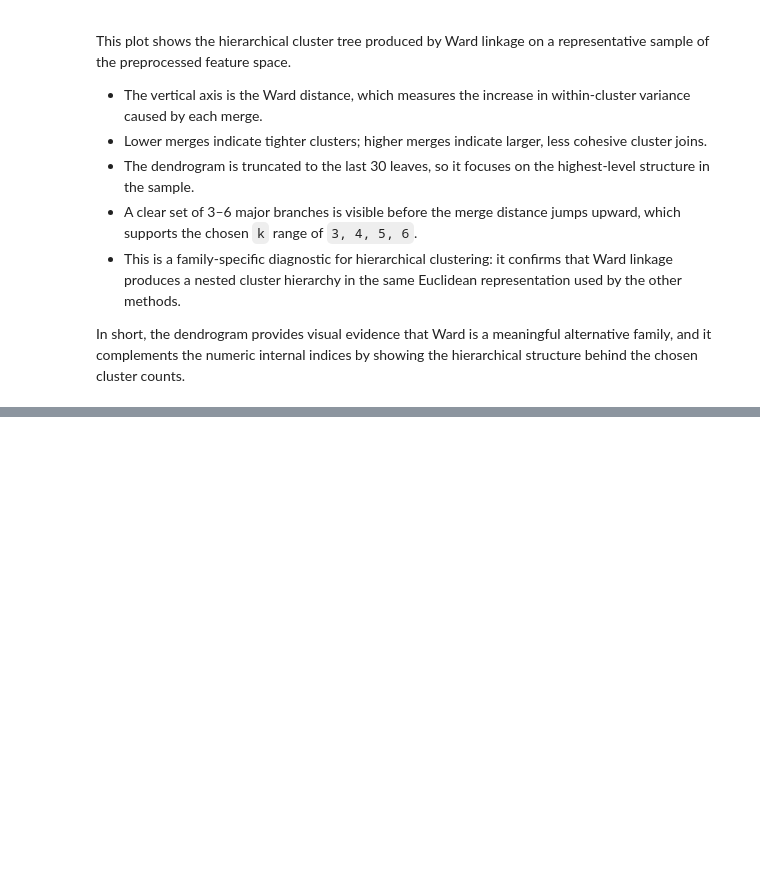
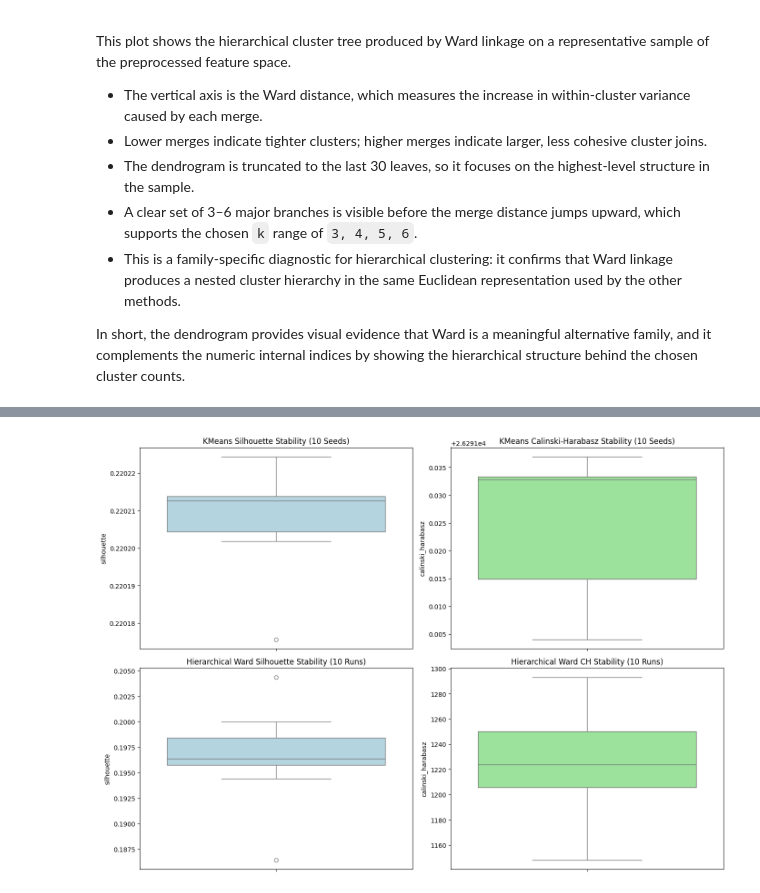
Before and after one commit to bsnabais-boop/ANSuper-Project, a Jupyter notebook: hotel_booking.ipynb, the cells around one changed output, grey strips where cells are left out. Cells and saved outputs as stored; diff of their text form; code cells hidden in the pictures; blank space fills up the shorter version.

```diff
--- a/hotel_booking.ipynb
+++ b/hotel_booking.ipynb
@@ -1201,0 +1026,24 @@ Wrote 30 rows to experiments.csv
+# %%
+# --- Visualizing Stability ---
+# Demonstrate the variance in stability across seeds/runs visually
+fig, axes = plt.subplots(2, 2, figsize=(14, 10))
+
+kmeans_stab_df = pd.DataFrame(kmeans_stability)
+hier_stab_df = pd.DataFrame(hier_stability)
+
+sns.boxplot(y=kmeans_stab_df['silhouette'], ax=axes[0,0], color='lightblue')
+axes[0,0].set_title('KMeans Silhouette Stability (10 Seeds)')
+
+sns.boxplot(y=kmeans_stab_df['calinski_harabasz'], ax=axes[0,1], color='lightgreen')
+axes[0,1].set_title('KMeans Calinski-Harabasz Stability (10 Seeds)')
+
+sns.boxplot(y=hier_stab_df['silhouette'], ax=axes[1,0], color='lightblue')
+axes[1,0].set_title('Hierarchical Ward Silhouette Stability (10 Runs)')
+
+sns.boxplot(y=hier_stab_df['calinski_harabasz'], ax=axes[1,1], color='lightgreen')
+axes[1,1].set_title('Hierarchical Ward CH Stability (10 Runs)')
+
+plt.tight_layout()
+plt.show()
+# %% [output]
+[figure, added]
```
Also changed, not shown: parts of 21 cells of this notebook.
